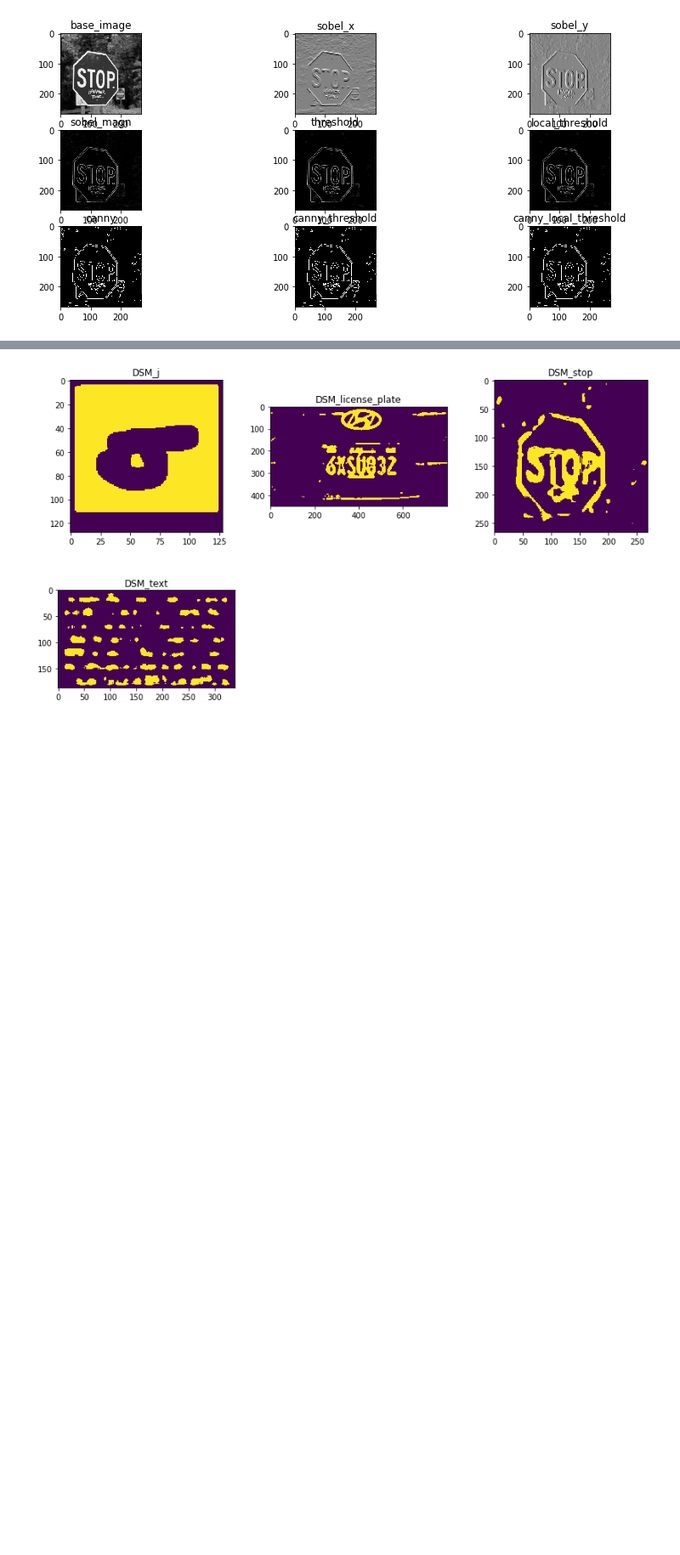
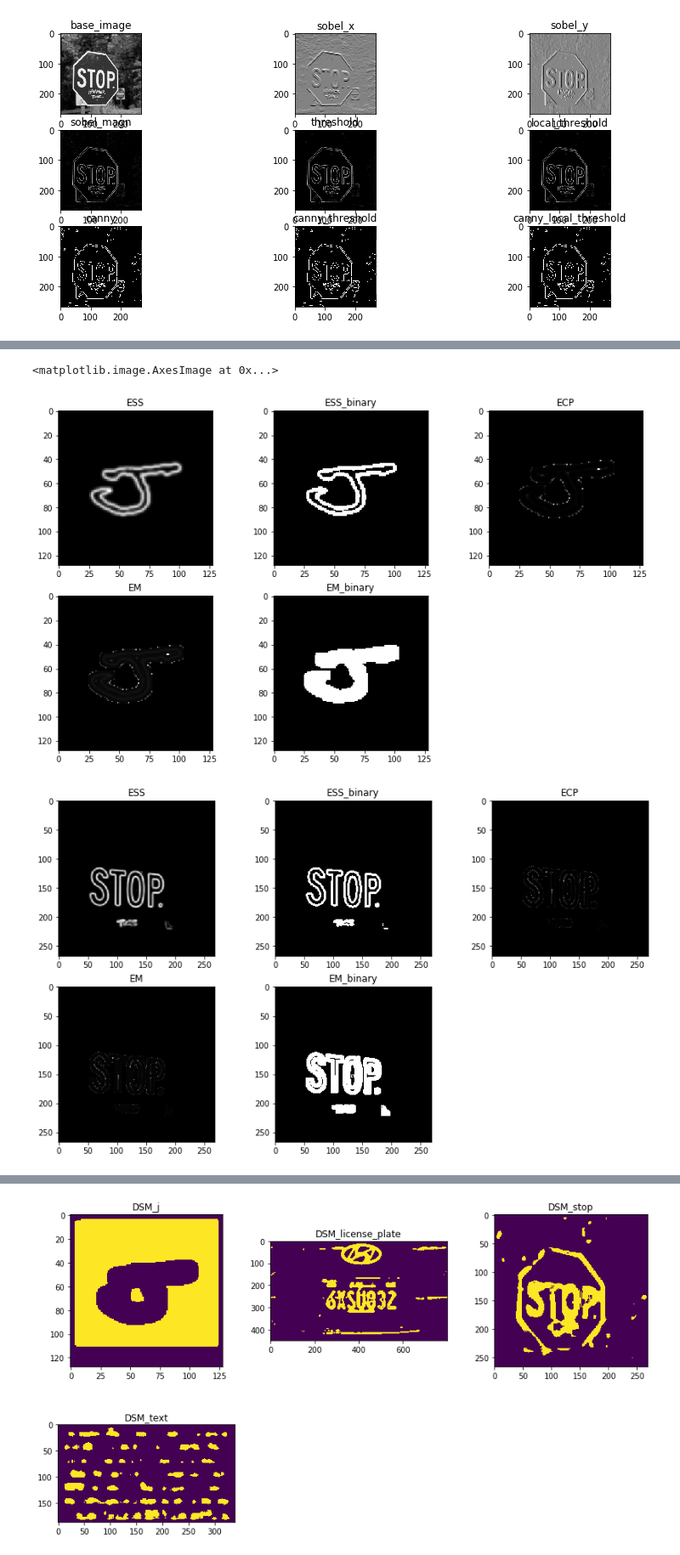
Before and after one commit to JohnnyChen765/vic, a Jupyter notebook: code.ipynb, the cells around one changed output, grey strips where cells are left out. Shown at 85% size. Cells and saved outputs as stored; diff of their text form; code cells hidden in the pictures; blank space fills up the shorter version.

```diff
--- a/code.ipynb
+++ b/code.ipynb
@@ -504,0 +539,14 @@ draw_rectangle(enhance_canny_text["EM_binarycanny"], get_bbox(enhance_canny_text
+# %%
+enhance_perfect_j = text_area_enhancement(perfect_j["after_removal"])
+enhance_perfect_license_plate = text_area_enhancement(perfect_stop["after_removal"])
+enhance_perfect_stop = text_area_enhancement(perfect_license_plate["after_removal"])
+
+plot_all(enhance_perfect_j)
+plot_all(enhance_perfect_license_plate)
+plot_all(enhance_perfect_stop)
+
+# plt.imshow(binary_fill_holes(perfect_stop["after_removal"]))
+# %% [output]
+<matplotlib.image.AxesImage at 0x...>
+[figure, added]
+[figure, added]
```
Also changed, not shown: parts of 4 cells of this notebook.
